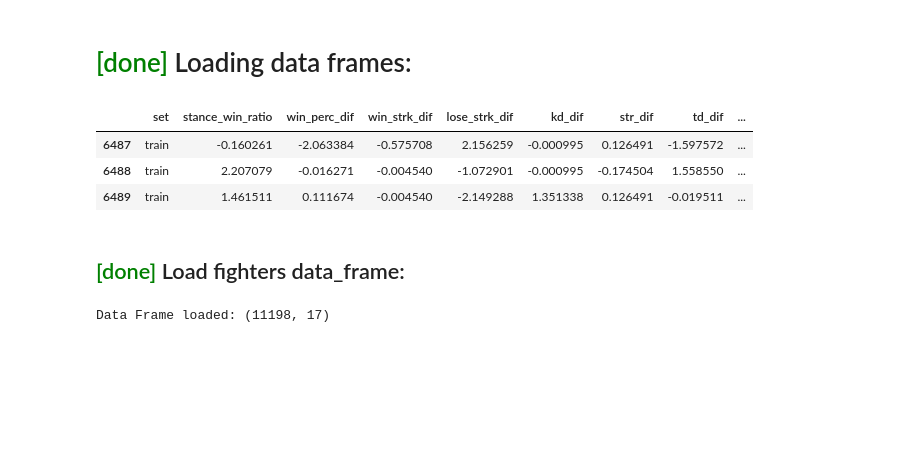
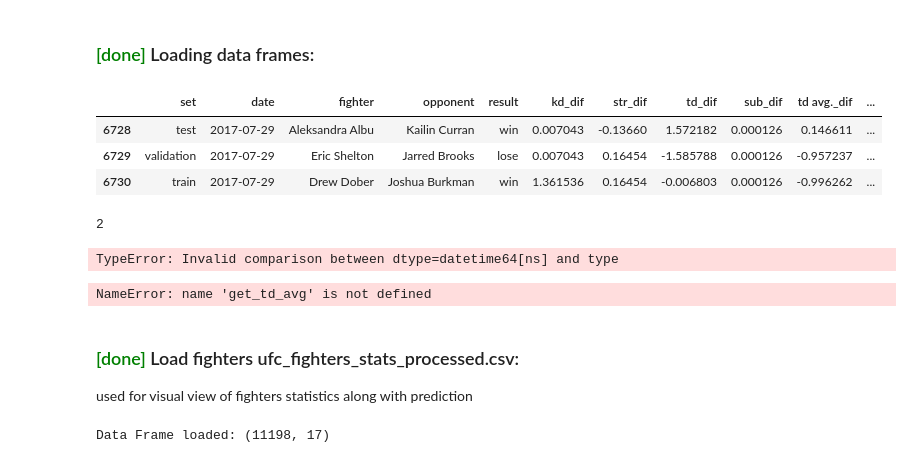
Before and after one commit to sagi778/ufc_fights_Predictor, a Jupyter notebook: notebooks/predictor.ipynb, the cells around one changed output. Cells and saved outputs as stored; diff of their text form; code cells hidden in the pictures; blank space fills up the shorter version.

```diff
--- a/notebooks/predictor.ipynb
+++ b/notebooks/predictor.ipynb
@@ -21,23 +22,40 @@ get_slpm(fighter, data)
 # %% [markdown]
-# <span style='color:green'> [done] </span> Loading data frames:
+### <span style='color:green'> [done] </span> Loading data frames:
 # %%
 loc = '../data/'
-file = 'ufc_data_trained.csv'
-data = pd.read_csv(loc+file)
-data = data[data.columns[1:]]
-data.tail(3)
+file = 'fight_stat_data_trained.csv'
+df = pd.read_csv(loc+file)
+df = df[df.columns[1:]]
+df.date = pd.to_datetime(df.date)
+df.tail(3)
 # %% [output]
-|  | set | stance_win_ratio | win_perc_dif | win_strk_dif | lose_strk_dif | kd_dif | str_dif | td_dif | ... |
-| 6487 | train | -0.160261 | -2.063384 | -0.575708 | 2.156259 | -0.000995 | 0.126491 | -1.597572 | ... |
-| 6488 | train | 2.207079 | -0.016271 | -0.004540 | -1.072901 | -0.000995 | -0.174504 | 1.558550 | ... |
-| 6489 | train | 1.461511 | 0.111674 | -0.004540 | -2.149288 | 1.351338 | 0.126491 | -0.019511 | ... |
+|  | set | date | fighter | opponent | result | kd_dif | str_dif | td_dif | sub_dif | td avg._dif | ... |
+| 6728 | test | 2017-07-29 | Aleksandra Albu | Kailin Curran | win | 0.007043 | -0.13660 | 1.572182 | 0.000126 | 0.146611 | ... |
+| 6729 | validation | 2017-07-29 | Eric Shelton | Jarred Brooks | lose | 0.007043 | 0.16454 | -1.585788 | 0.000126 | -0.957237 | ... |
+| 6730 | train | 2017-07-29 | Drew Dober | Joshua Burkman | win | 1.361536 | 0.16454 | -0.006803 | 0.000126 | -0.996262 | ... |
+# %%
+fighter = 'Kelvin Gastelum'
+opponent = 'Nassourdine Imavov'
+#get_current_date()
+#get_win_perc(fighter=fighter, data=df)
+get_lose_streak(fighter=fighter, data=df)
+# %% [output]
+2
+# %%
+#test
+((df[(df.date < date)&((df.fighter == fighter)|(df.opponent == fighter))]).sort_values(by=['date'], ascending=False)).reset_index(drop=True)
+# %% [output]
+TypeError: Invalid comparison between dtype=datetime64[ns] and type
 # %%
 fighter = 'Kelvin Gastelum'
 opponent = 'Nassourdine Imavov'
 df = pd.concat([df,set_new_fight(fighter=fighter, opponent=opponent, data=df)], ignore_index=True)
-df.tail(1)
+df.tail(3)
+# %% [output]
+NameError: name 'get_td_avg' is not defined
 # %% [markdown]
-## <span style='color:green'> [done] </span> Load fighters data_frame:
+### <span style='color:green'> [done] </span> Load fighters ufc_fighters_stats_processed.csv:
+used for visual view of fighters statistics along with prediction
 # %%
 loc = '../data/'
 file = 'ufc_fighters_stats_processed.csv'
```
Also changed, not shown: parts of 5 cells of this notebook, 10 other files.
